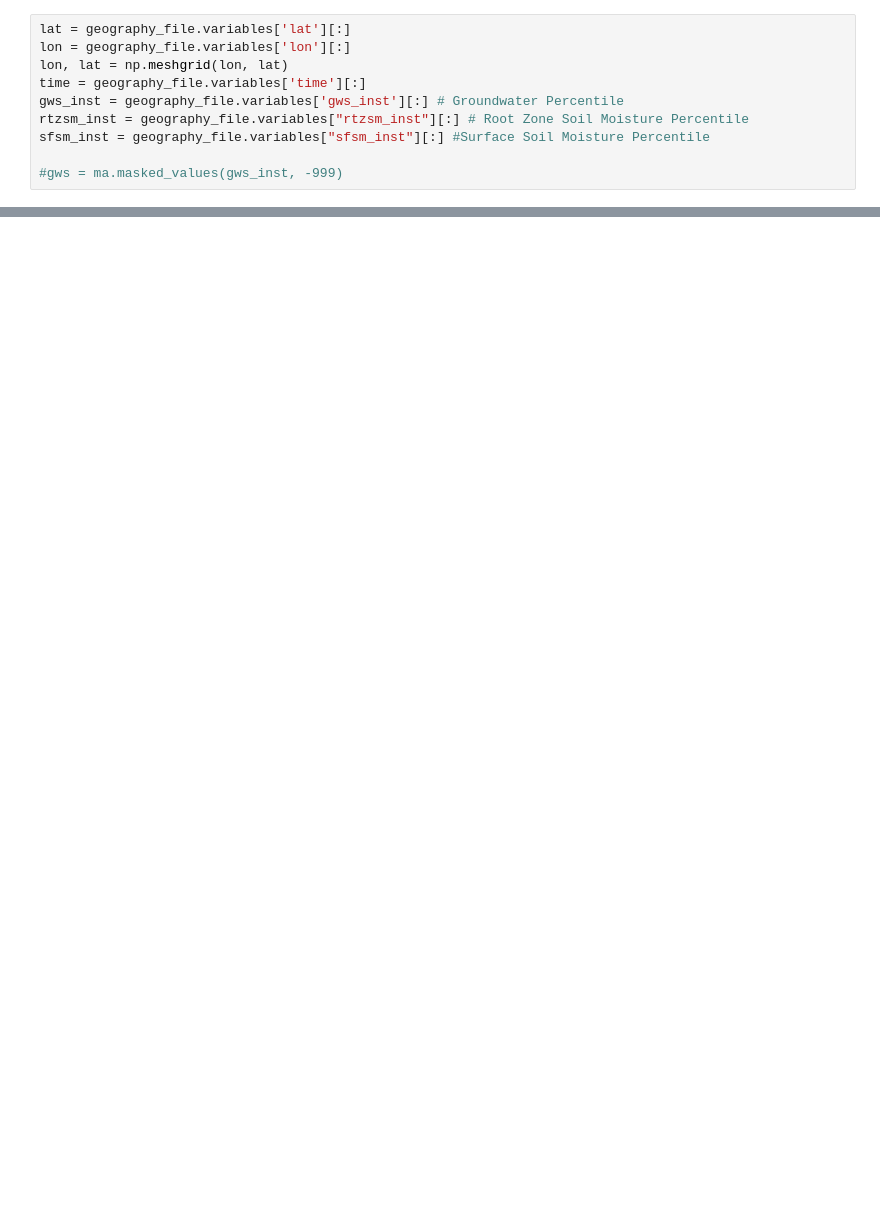
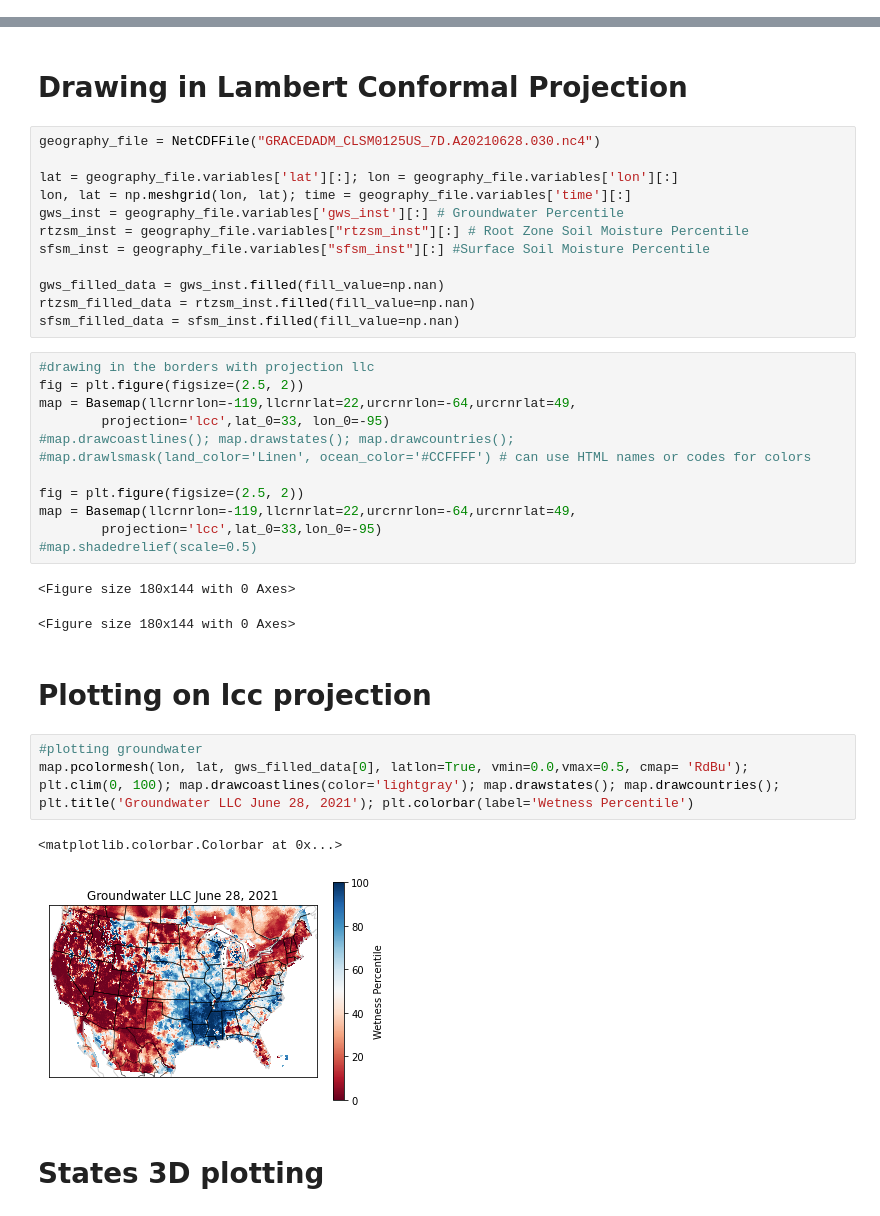
Before and after one commit to PurePureMilk/Map-Visual, a Jupyter notebook: plot-map.ipynb, the cells around one changed output, grey strips where cells are left out. Cells and saved outputs as stored; diff of their text form; blank space fills up the shorter version.

```diff
--- a/plot-map.ipynb
+++ b/plot-map.ipynb
@@ -22,10 +0,0 @@ dict_keys(['lat', 'lon', 'time', 'gws_inst', 'rtzsm_inst', 'sfsm_inst'])
-# %%
-lat = geography_file.variables['lat'][:]
-lon = geography_file.variables['lon'][:]
-lon, lat = np.meshgrid(lon, lat)
-time = geography_file.variables['time'][:]
-gws_inst = geography_file.variables['gws_inst'][:] # Groundwater Percentile
-rtzsm_inst = geography_file.variables["rtzsm_inst"][:] # Root Zone Soil Moisture Percentile
-sfsm_inst = geography_file.variables["sfsm_inst"][:] #Surface Soil Moisture Percentile
-
-#gws = ma.masked_values(gws_inst, -999)
@@ -95,0 +34,41 @@ map.drawcoastlines(color='lightgray'); map.drawstates(); map.drawcountries(); pl
+# %% [markdown]
+# Drawing in Lambert Conformal Projection
+# %%
+geography_file = NetCDFFile("GRACEDADM_CLSM0125US_7D.A20210628.030.nc4")
+
+lat = geography_file.variables['lat'][:]; lon = geography_file.variables['lon'][:]
+lon, lat = np.meshgrid(lon, lat); time = geography_file.variables['time'][:]
+gws_inst = geography_file.variables['gws_inst'][:] # Groundwater Percentile
+rtzsm_inst = geography_file.variables["rtzsm_inst"][:] # Root Zone Soil Moisture Percentile
+sfsm_inst = geography_file.variables["sfsm_inst"][:] #Surface Soil Moisture Percentile
+
+gws_filled_data = gws_inst.filled(fill_value=np.nan)
+rtzsm_filled_data = rtzsm_inst.filled(fill_value=np.nan)
+sfsm_filled_data = sfsm_inst.filled(fill_value=np.nan)
+# %%
+#drawing in the borders with projection llc
+fig = plt.figure(figsize=(2.5, 2))
+map = Basemap(llcrnrlon=-119,llcrnrlat=22,urcrnrlon=-64,urcrnrlat=49,
+        projection='lcc',lat_0=33, lon_0=-95)
+#map.drawcoastlines(); map.drawstates(); map.drawcountries();
+#map.drawlsmask(land_color='Linen', ocean_color='#CCFFFF') # can use HTML names or codes for colors
+
+fig = plt.figure(figsize=(2.5, 2))
+map = Basemap(llcrnrlon=-119,llcrnrlat=22,urcrnrlon=-64,urcrnrlat=49,
+        projection='lcc',lat_0=33,lon_0=-95)
+#map.shadedrelief(scale=0.5)
+# %% [output]
+<Figure size 180x144 with 0 Axes>
+<Figure size 180x144 with 0 Axes>
+# %% [markdown]
+# Plotting on lcc projection
+# %%
+#plotting groundwater
+map.pcolormesh(lon, lat, gws_filled_data[0], latlon=True, vmin=0.0,vmax=0.5, cmap= 'RdBu');
+plt.clim(0, 100); map.drawcoastlines(color='lightgray'); map.drawstates(); map.drawcountries();
+plt.title('Groundwater LLC June 28, 2021'); plt.colorbar(label='Wetness Percentile')
+# %% [output]
+<matplotlib.colorbar.Colorbar at 0x...>
+[figure, added]
+# %% [markdown]
+# States 3D plotting
```
Also changed, not shown: parts of 35 cells of this notebook.
